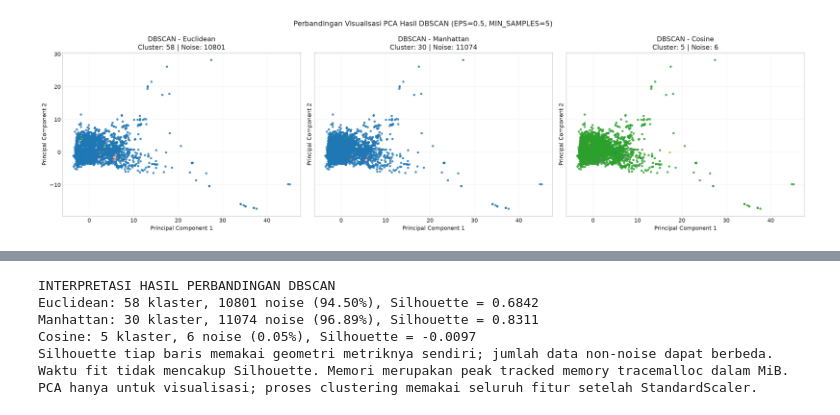
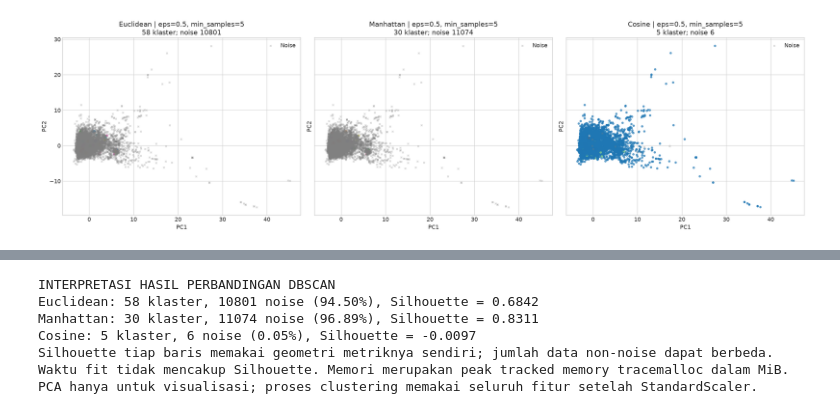
Before and after one commit to oninonins/Machine-learning-, a Jupyter notebook: JS04/DBSCAN_Perbandingan_Distance_Metric.ipynb, the cells around one changed output, grey strips where cells are left out. Drawn from its saved outputs; the diff is of its cells as text; code cells hidden in the pictures.

```diff
--- a/JS04/DBSCAN_Perbandingan_Distance_Metric.ipynb
+++ b/JS04/DBSCAN_Perbandingan_Distance_Metric.ipynb
@@ -242,0 +265,20 @@ Selesai.
+# %%
+def jelaskan_node_dbscan(metric, node_labels, node_core):
+    model = models_by_metric[metric]
+    D = pairwise_distances(X_scaled[EXAMPLE_NODES], X_scaled, metric=metric)
+    for row, node in enumerate(EXAMPLE_NODES):
+        D[row, node] = 0.0
+    ringkasan = []
+    for row, node in enumerate(EXAMPLE_NODES):
+        dalam_eps = D[row] <= model.eps
+        jumlah = int(dalam_eps.sum())
+        np.testing.assert_equal(jumlah >= model.min_samples, bool(node_core[node]))
+        tipe = 'core' if node_core[node] else ('noise' if node_labels[node] == -1 else 'border')
+        ringkasan.append({'Metrik': metric, 'Node': f'P{node}',
+            'Tetangga dalam EPS (termasuk sendiri)': jumlah,
+            'MIN_SAMPLES': model.min_samples, 'Core?': jumlah >= model.min_samples,
+            'Tipe hasil fit': tipe, 'Label hasil fit': int(node_labels[node])})
+    display(pd.DataFrame(ringkasan))
+
+for metric in DISTANCE_METRICS:
+    jelaskan_node_dbscan(metric, cluster_labels_by_metric[metric], core_mask_by_metric[metric])
@@ -243,69 +298,19 @@ Selesai.
 # %%
-# =======================================================================
-# 6. VISUALISASI PCA 2D PERBANDINGAN KLASTER & NOISE
-# =======================================================================
-pca = PCA(n_components=2, svd_solver="full", random_state=RANDOM_STATE)
+# PCA dihitung sekali; seluruh model dilatih pada X_scaled.
+pca = PCA(n_components=2, svd_solver='full', random_state=RANDOM_STATE)
 X_pca = pca.fit_transform(X_scaled)
-
-print("Explained variance PC1 + PC2:", round(pca.explained_variance_ratio_.sum(), 4))
-print("PC1:", round(pca.explained_variance_ratio_[0], 4))
-print("PC2:", round(pca.explained_variance_ratio_[1], 4))
-
-fig, axes = plt.subplots(1, 3, figsize=(21, 6), sharex=True, sharey=True)
-
-for ax, metric in zip(axes, DISTANCE_METRICS):
-    cluster_labels = cluster_labels_by_metric[metric]
-
-    scatter = ax.scatter(
-        X_pca[:, 0],
-        X_pca[:, 1],
-        c=cluster_labels,
-        cmap="tab20",
-        s=12,
-        alpha=0.7
-    )
-
-    n_clusters = len(set(cluster_labels)) - int(-1 in cluster_labels)
-    n_noise = np.sum(cluster_labels == -1)
-
-    ax.set_title(
-        f"DBSCAN - {metric.title()}\n"
-        f"Cluster: {n_clusters} | Noise: {n_noise}"
-    )
-    ax.set_xlabel("Principal Component 1")
-    ax.set_ylabel("Principal Component 2")
-    ax.grid(alpha=0.2)
-
-plt.suptitle(
-    f"Perbandingan Visualisasi PCA Hasil DBSCAN "
-    f"(EPS={EPS}, MIN_SAMPLES={MIN_SAMPLES})",
-    fontsize=14
-)
+print(f'Variansi PC1 + PC2: {pca.explained_variance_ratio_.sum():.2%}')
+fig, axes = plt.subplots(1, len(DISTANCE_METRICS), figsize=(7 * len(DISTANCE_METRICS), 6), squeeze=False, sharex=True, sharey=True)
+for ax, metric in zip(axes.ravel(), DISTANCE_METRICS):
+    model = models_by_metric[metric]
+    node_labels = cluster_labels_by_metric[metric]
+    mask = node_labels != -1
+    if mask.any():
+        ax.scatter(X_pca[mask, 0], X_pca[mask, 1], c=node_labels[mask], cmap='tab20', s=12, alpha=0.65)
+    if (~mask).any():
+        ax.scatter(X_pca[~mask, 0], X_pca[~mask, 1], color='gray', marker='x', s=10, alpha=0.3, label='Noise')
+        ax.legend()
+    ax.set(title=f'{metric.title()} | eps={model.eps}, min_samples={model.min_samples}\n{len(np.unique(node_labels[mask]))} klaster; noise {(~mask).sum()}', xlabel='PC1', ylabel='PC2')
 plt.tight_layout()
 plt.show()
-
-for metric in DISTANCE_METRICS:
-    cluster_labels = cluster_labels_by_metric[metric]
-    n_clusters = len(set(cluster_labels)) - int(-1 in cluster_labels)
-    n_noise = np.sum(cluster_labels == -1)
-
-    plt.figure(figsize=(9, 6))
-    plt.scatter(
-        X_pca[:, 0],
-        X_pca[:, 1],
-        c=cluster_labels,
-        cmap="tab20",
-        s=14,
-        alpha=0.7
-    )
-    plt.title(
-        f"PCA Hasil DBSCAN - {metric.title()}\n"
-        f"Cluster: {n_clusters} | Noise: {n_noise} | "
-        f"EPS={EPS} | MIN_SAMPLES={MIN_SAMPLES}"
-    )
-    plt.xlabel("Principal Component 1")
-    plt.ylabel("Principal Component 2")
-    plt.grid(alpha=0.2)
-    plt.tight_layout()
-    plt.show()
 # %% [output]
@@ -315 +318 @@ PC2: 0.0537
-[figure, old version]
+[figure, new version]
```
Also changed, not shown: parts of 13 cells of this notebook, 7 other files.
